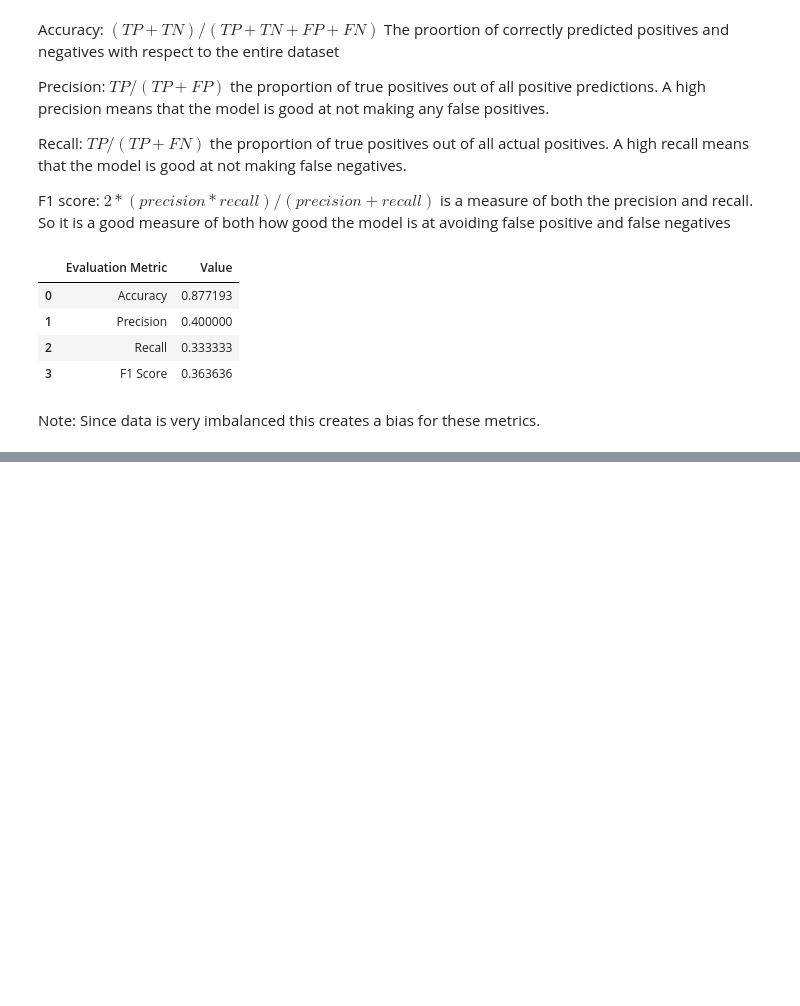
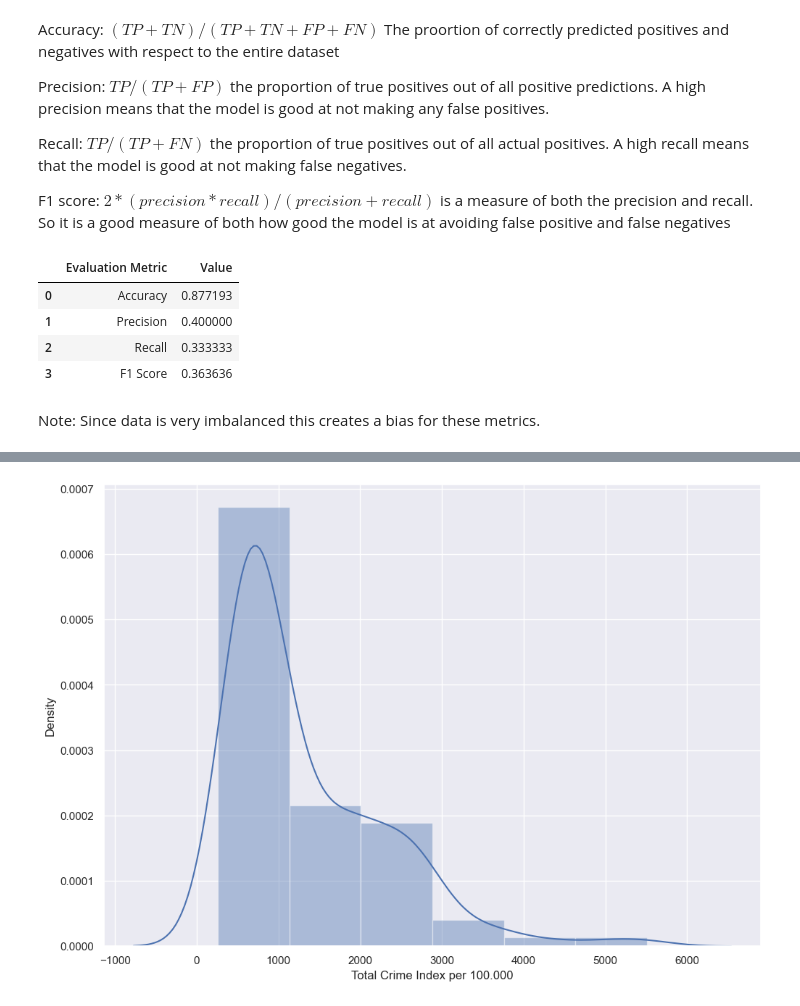
Before and after one commit to hari-p02/MATH3094_Project, a Jupyter notebook: CT Town Data.ipynb, the cells around one changed output, grey strips where cells are left out. Drawn from its saved outputs; the diff is of its cells as text; code cells hidden in the pictures; blank space fills up the shorter version.

```diff
--- a/CT Town Data.ipynb
+++ b/CT Town Data.ipynb
@@ -244,0 +256,6 @@ Note: Since data is very imbalanced this creates a bias for these metrics.
+# %%
+data = np.genfromtxt('TownData.csv', delimiter=',', skip_header=1)
+df = pd.read_csv('TownData.csv')
+#removed the index column to avoid duplicate columns
+df.drop(['Index'], inplace=True, axis=1)
+df.head()
@@ -244,0 +289,7 @@ Note: Since data is very imbalanced this creates a bias for these metrics.
+# %%
+#Exploratory Data Analysis
+sns.set(rc={'figure.figsize':(11.7,8.27)})
+sns.distplot(df['Total Crime Index per 100.000'], bins=6)
+plt.show()
+# %% [output]
+[figure, added]
```
Also changed, not shown: parts of 18 cells of this notebook.
